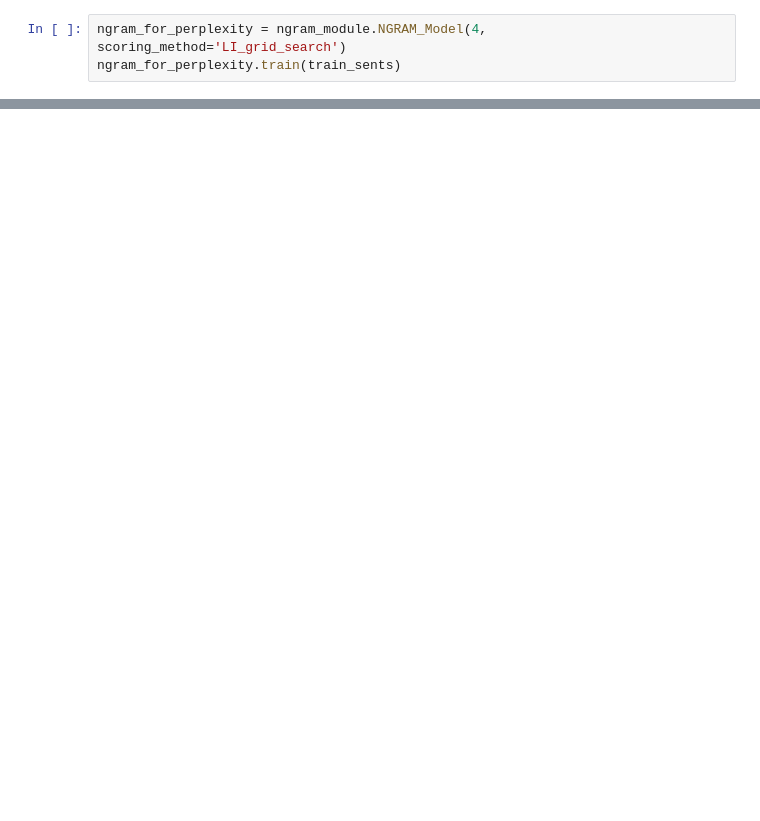
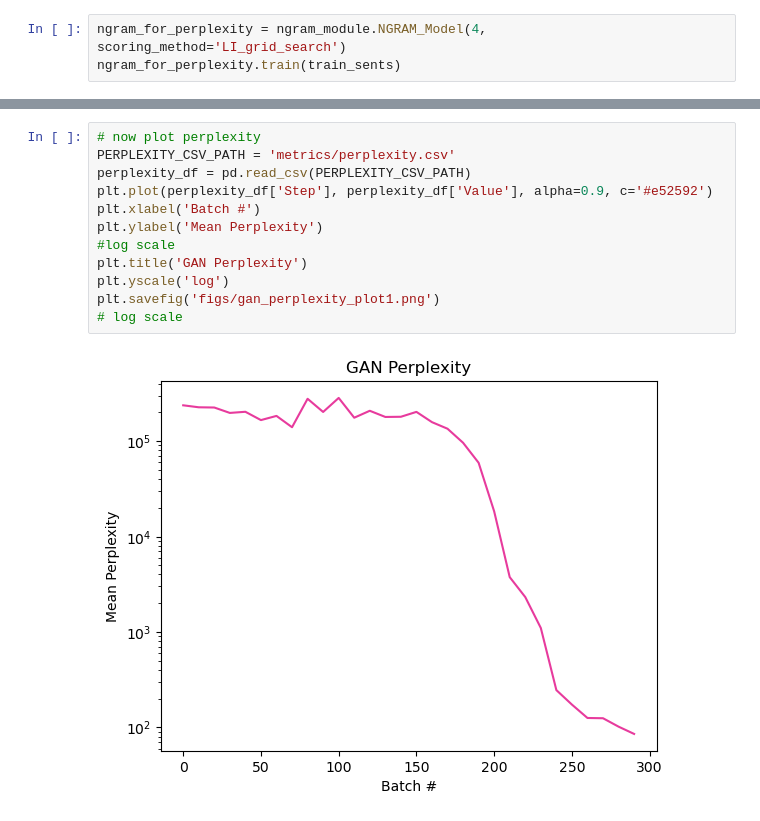
Before and after one commit to jhrudden/Shaky_N_GANs, a Jupyter notebook: train_gan.ipynb, the cells around one changed output, grey strips where cells are left out. Drawn from its saved outputs; the diff is of its cells as text; blank space fills up the shorter version.

```diff
--- a/train_gan.ipynb
+++ b/train_gan.ipynb
@@ -191,0 +354,14 @@ current_experiment_base_dir = os.path.join(LOG_DIR_BASE, experiment_id_base, str
+# %%
+# now plot perplexity
+PERPLEXITY_CSV_PATH = 'metrics/perplexity.csv'
+perplexity_df = pd.read_csv(PERPLEXITY_CSV_PATH)
+plt.plot(perplexity_df['Step'], perplexity_df['Value'], alpha=0.9, c='#e52592')
+plt.xlabel('Batch #')
+plt.ylabel('Mean Perplexity')
+#log scale
+plt.title('GAN Perplexity')
+plt.yscale('log')
+plt.savefig('figs/gan_perplexity_plot1.png')
+# log scale
+# %% [output]
+[figure, added]
```
Also changed, not shown: parts of 15 cells of this notebook, 1 other file.
